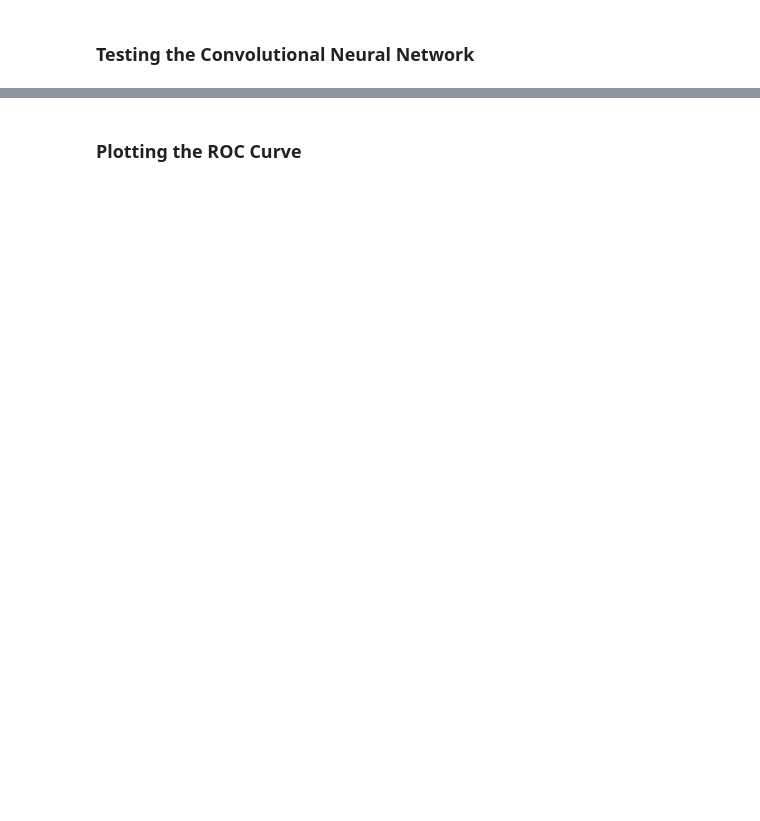
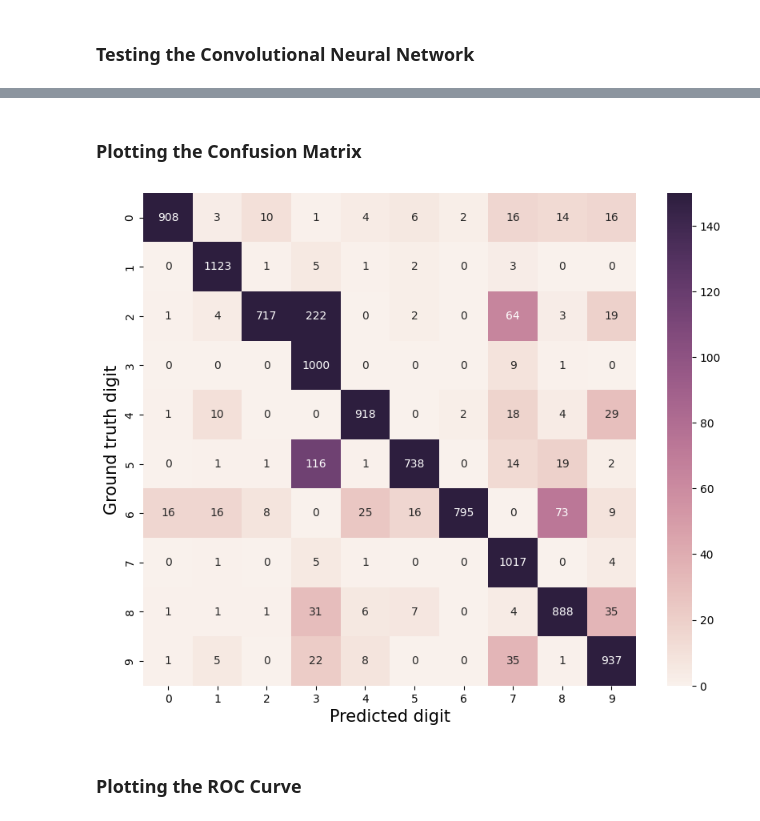
Before and after one commit to HuiningLiu02/TIF360-Advanced-machine-learning-with-neural-networks, a Jupyter notebook: Ch03_CNN/mnist.ipynb, the cells around one changed output, grey strips where cells are left out. Saved outputs shown, nothing was run; the diff lists cells and outputs as text; code cells hidden in the pictures; blank space fills up the shorter version.

```diff
--- a/Ch03_CNN/mnist.ipynb
+++ b/Ch03_CNN/mnist.ipynb
@@ -230,2 +241,26 @@ cnn_trainer.test(cnn_classifier, test_loader)
+# %% [markdown]
+### Plotting the Confusion Matrix
+# %%
+from seaborn import cubehelix_palette, heatmap
+
+def plot_confusion_matrix(classifier, dataloader):
+    """Plot confusion matrix."""
+    confusion_matrix = np.zeros((10, 10), dtype=int)
+    for image, gt_digit in dataloader:
+        predictions = classifier(image)
+        max_prediction, pred_digit = predictions.max(dim=1)
+        gt_digit = gt_digit.argmax(dim=1)
+        np.add.at(confusion_matrix, (gt_digit, pred_digit), 1)
+
+    plt.figure(figsize=(10, 8))
+    heatmap(confusion_matrix, annot=True, fmt=".0f", square=True,
+            cmap=cubehelix_palette(light=0.95, as_cmap=True), vmax=150)
+    plt.xlabel("Predicted digit", fontsize=15)
+    plt.ylabel("Ground truth digit", fontsize=15)
+    plt.show()
+# %%
+plot_confusion_matrix(cnn_classifier, test_dataloader)
+# %% [output]
+[figure, added]
 # %% [markdown]
 ### Plotting the ROC Curve
```
Also changed, not shown: parts of 25 cells of this notebook.
